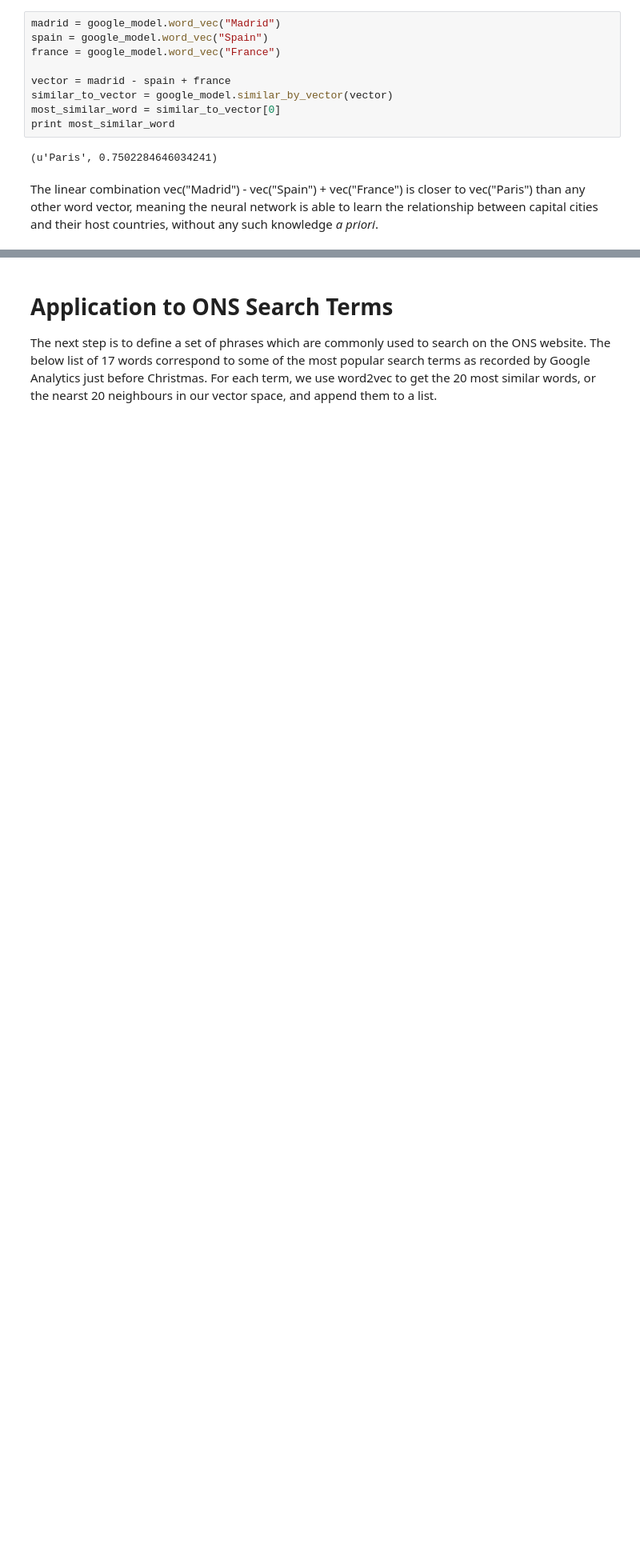
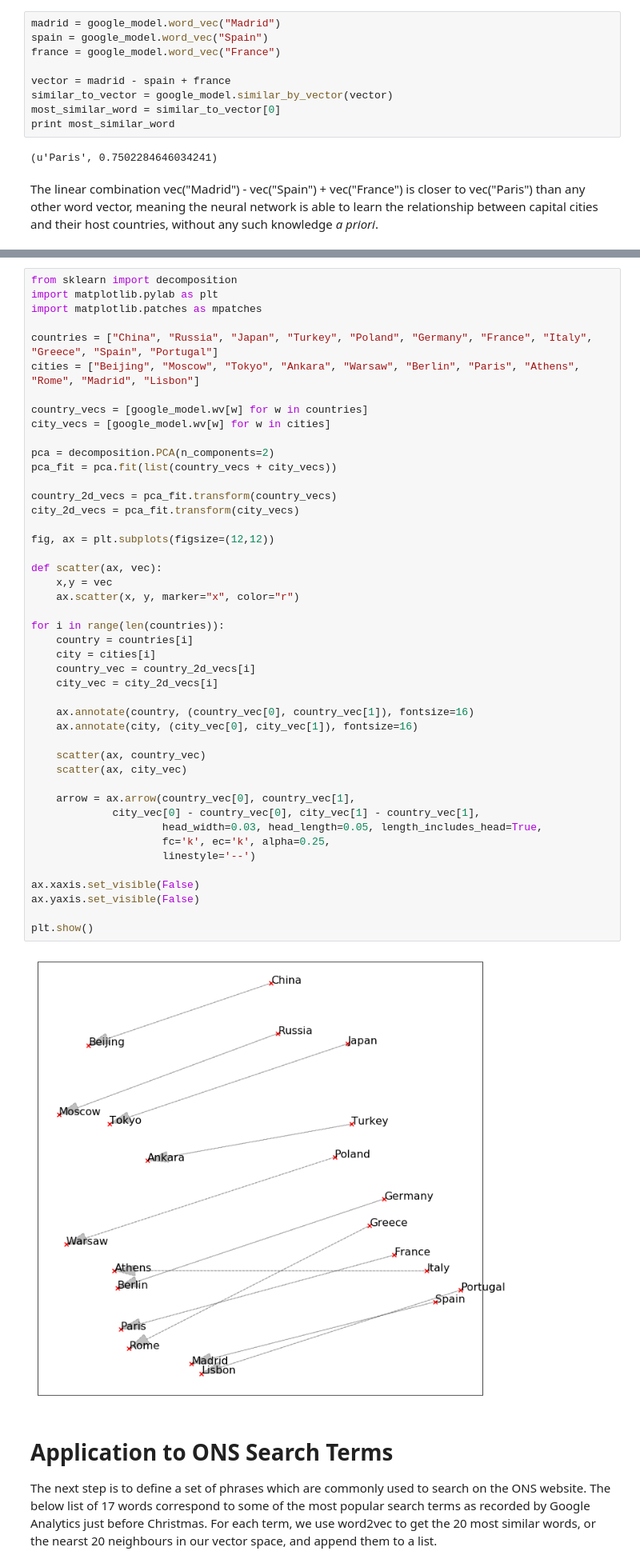
Before and after one commit to sully90/dp-search-service, a Jupyter notebook: src/main/python/Word2Vec ONS.ipynb, the cells around one changed output, grey strips where cells are left out. Shown: that part at 80% size. Drawn from its saved outputs; the diff is of its cells as text; blank space fills up the shorter version.

```diff
--- a/src/main/python/Word2Vec ONS.ipynb
+++ b/src/main/python/Word2Vec ONS.ipynb
@@ -27,3 +30,50 @@ The linear combination vec("Madrid") - vec("Spain") + vec("France") is closer to
+# %%
+from sklearn import decomposition
+import matplotlib.pylab as plt
+import matplotlib.patches as mpatches
+
+countries = ["China", "Russia", "Japan", "Turkey", "Poland", "Germany", "France", "Italy", "Greece", "Spain", "Portugal"]
+cities = ["Beijing", "Moscow", "Tokyo", "Ankara", "Warsaw", "Berlin", "Paris", "Athens", "Rome", "Madrid", "Lisbon"]
+
+country_vecs = [google_model.wv[w] for w in countries]
+city_vecs = [google_model.wv[w] for w in cities]
+
+pca = decomposition.PCA(n_components=2)
+pca_fit = pca.fit(list(country_vecs + city_vecs))
+
+country_2d_vecs = pca_fit.transform(country_vecs)
+city_2d_vecs = pca_fit.transform(city_vecs)
+
+fig, ax = plt.subplots(figsize=(12,12))
+
+def scatter(ax, vec):
+    x,y = vec
+    ax.scatter(x, y, marker="x", color="r")
+
+for i in range(len(countries)):
+    country = countries[i]
+    city = cities[i]
+    country_vec = country_2d_vecs[i]
+    city_vec = city_2d_vecs[i]
+
+    ax.annotate(country, (country_vec[0], country_vec[1]), fontsize=16)
+    ax.annotate(city, (city_vec[0], city_vec[1]), fontsize=16)
+
+    scatter(ax, country_vec)
+    scatter(ax, city_vec)
+
+    arrow = ax.arrow(country_vec[0], country_vec[1],
+             city_vec[0] - country_vec[0], city_vec[1] - country_vec[1],
+                     head_width=0.03, head_length=0.05, length_includes_head=True,
+                     fc='k', ec='k', alpha=0.25,
+                     linestyle='--')
+
+ax.xaxis.set_visible(False)
+ax.yaxis.set_visible(False)
+
+plt.show()
+# %% [output]
+[figure, added]
 # %% [markdown]
 # Application to ONS Search Terms
 The next step is to define a set of phrases which are commonly used to search on the ONS website. The below list of 17 words correspond to some of the most popular search terms as recorded by Google Analytics just before Christmas. For each term, we use word2vec to get the 20 most similar words, or the nearst 20 neighbours in our vector space, and append them to a list.
```
Also changed, not shown: parts of 17 cells of this notebook.
